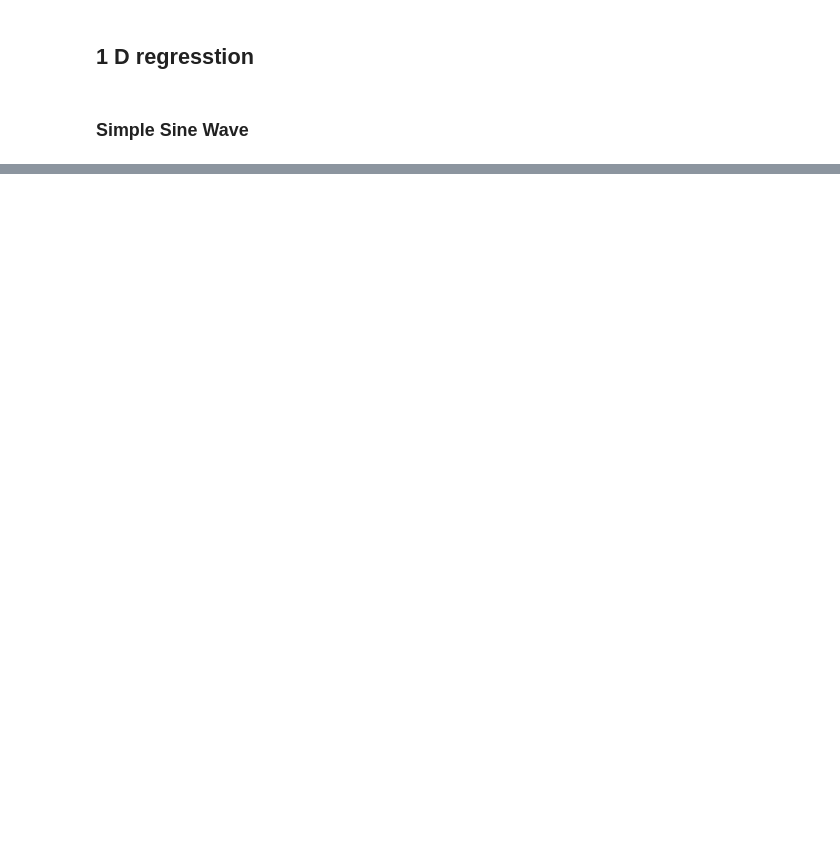
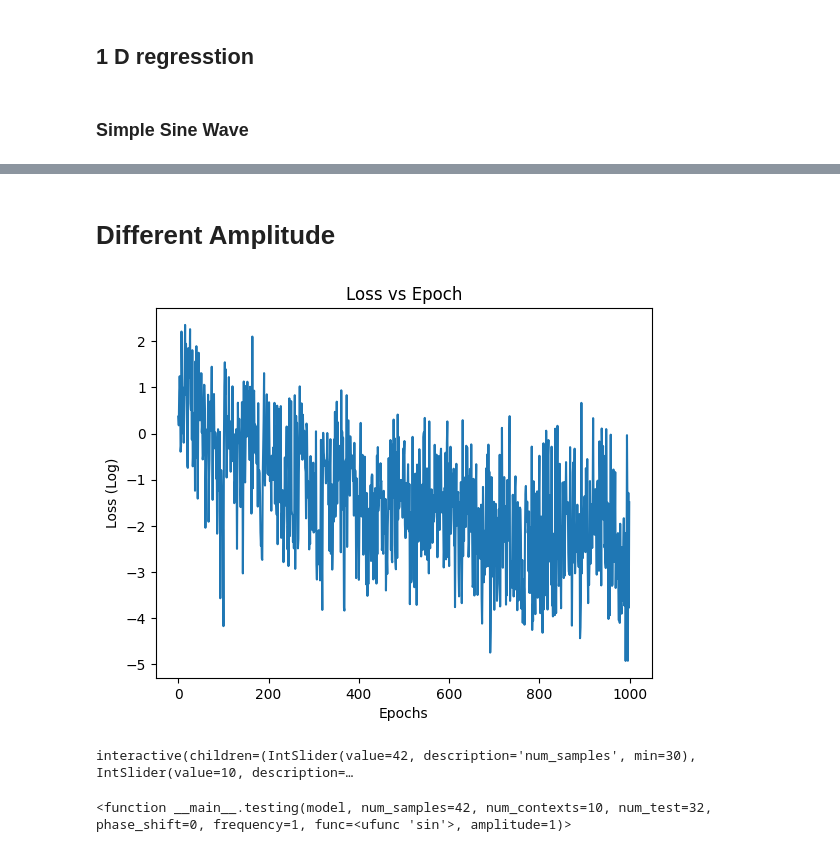
Before and after one commit to chirag-25/CNP, a Jupyter notebook: 1d.ipynb, the cells around one changed output, grey strips where cells are left out. Cells and saved outputs as stored; diff of their text form; code cells hidden in the pictures; blank space fills up the shorter version.

```diff
--- a/1d.ipynb
+++ b/1d.ipynb
@@ -527,5 +126,0 @@ model5=cnp()
-# %%
-import torch.optim as optim
-
-criterion = nn.MSELoss()
-optimizer = optim.Adam(model5.parameters(), lr=0.001)
@@ -573,16 +126,0 @@ plt.show()
-# %%
-image_index=1
-image=trainx[image_index]
-context_x=np.random.choice(784, , 784,eplace=False)
-
-target_x=[i for i in range(784)]
-target_y=image
-context_y=trainx[image_index][context_x]
-
-context_x = torch.tensor(context_x, dtype=torch.float32)
-context_y = torch.tensor(context_y, dtype=torch.float32)
-target_x = torch.tensor(target_x, dtype=torch.float32)
-target_y = torch.tensor(target_y, dtype=torch.float32)
-
-target_x=target_x/784
-context_x=context_x/784
@@ -600,0 +219,13 @@ plt.imshow(predictions.detach().numpy().reshape(28, 28), cmap='gray')
+# %% [markdown]
+# Different Amplitude
+# %%
+
+training_data = [generate_data(42, amplitude=np.random.uniform(1, 5)) for i in range(100)]
+model2 = train(training_data, 1000)
+# %% [output]
+[figure, added]
+# %%
+widgets.interact(testing, model = widgets.fixed(model2), num_samples = (30, 100, 1), num_contexts = (1, 100, 1), num_test = (1, 100, 1), phase_shift = (0, 10, 0.1), frequency = (0, 10, 0.1), func = [np.sin, np.cos], amplitude = (0, 10, 0.1))
+# %% [output]
+interactive(children=(IntSlider(value=42, description='num_samples', min=30), IntSlider(value=10, description=…
+<function __main__.testing(model, num_samples=42, num_contexts=10, num_test=32, phase_shift=0, frequency=1, func=<ufunc 'sin'>, amplitude=1)>
```
Also changed, not shown: parts of 54 cells of this notebook, 1 other file.
